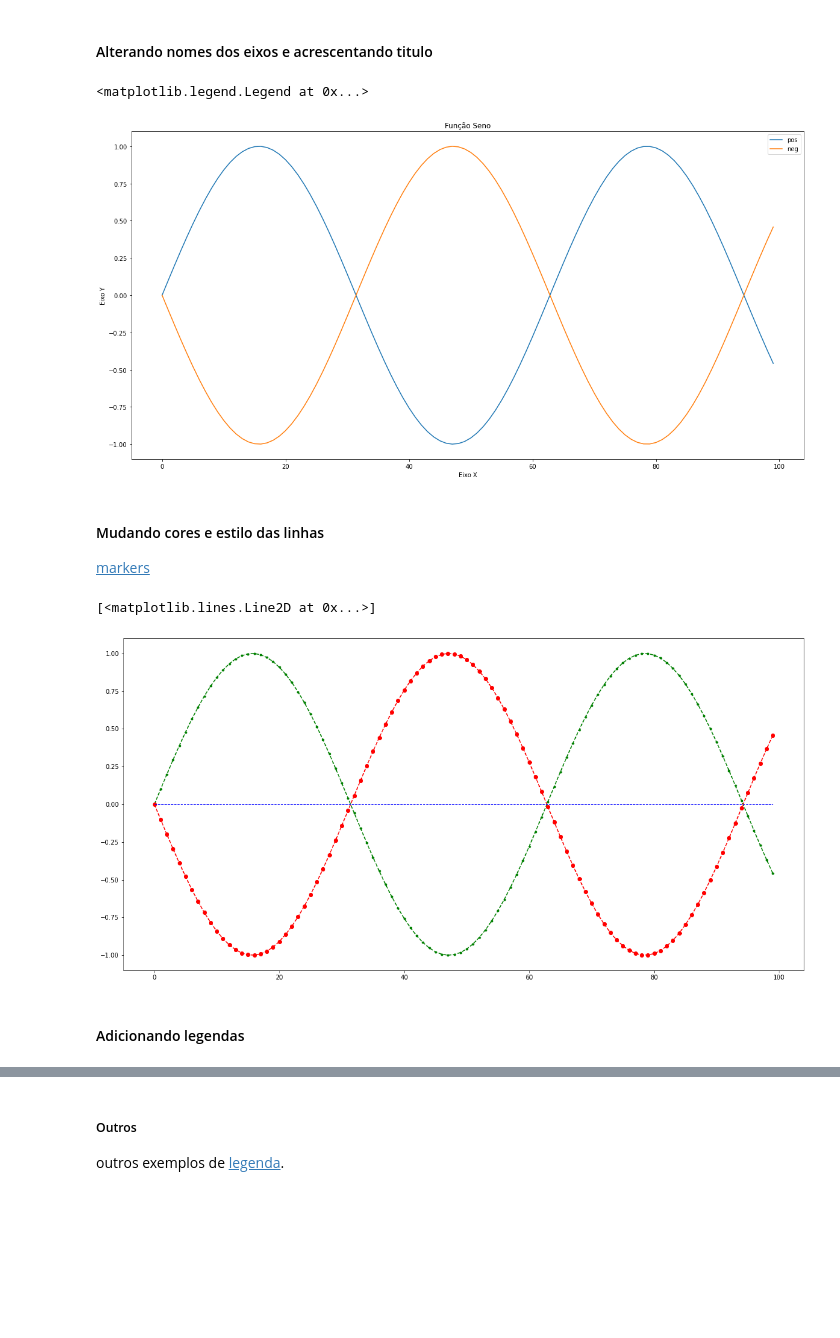
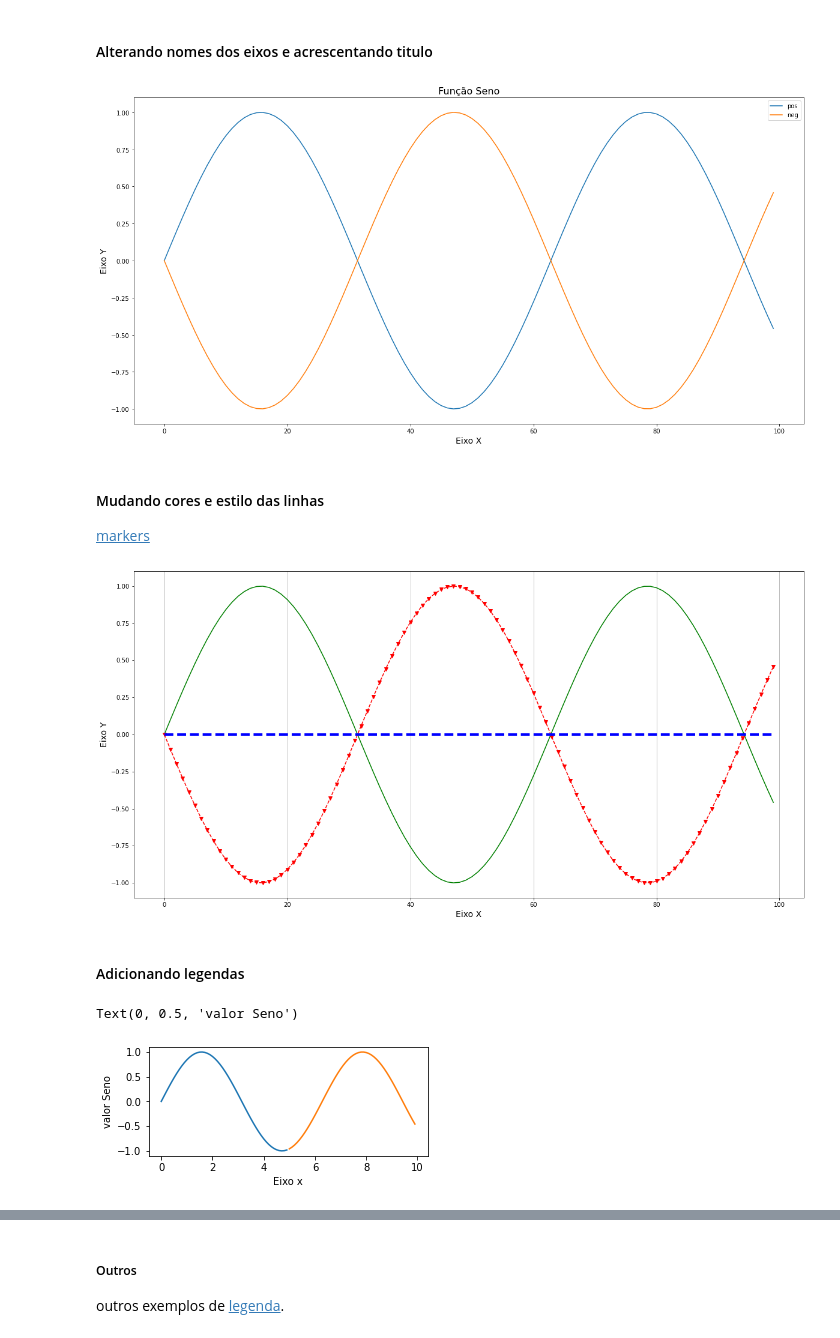
Before and after one commit to gustavolasmar/DS-Stone, a Jupyter notebook: notebooks/Aula 4 - Visualização de Dados I.ipynb, the cells around one changed output, grey strips where cells are left out. Saved outputs shown, nothing was run; the diff lists cells and outputs as text; code cells hidden in the pictures; blank space fills up the shorter version.

```diff
--- a/notebooks/Aula 4 - Visualização de Dados I.ipynb
+++ b/notebooks/Aula 4 - Visualização de Dados I.ipynb
@@ -39,28 +40,41 @@ plt.plot(seno*-1)
 # %%
 figura = plt.figure(figsize=(20,10))
 #colocando o titulo
-plt.title("Função Seno")
+plt.title("Função Seno", size=16)
 #plots de seno
 plt.plot(seno, label='pos')
 plt.plot(seno*-1, label='neg')
 #colocando os eixos
-plt.xlabel("Eixo X")
-plt.ylabel("Eixo Y")
+plt.xlabel("Eixo X", size=14)
+plt.ylabel("Eixo Y", size=14)
 plt.legend()
+figura.savefig('figura2.png')
 # %% [output]
-<matplotlib.legend.Legend at 0x...>
-[figure, old version]
+[figure, new version]
 # %% [markdown]
 #### Mudando cores e estilo das linhas
 [markers](https://matplotlib.org/stable/api/markers_api.html)
 # %%
 plt.figure(figsize=(20, 10))
-plt.plot(seno,color='green',linestyle='--', marker='.')
-plt.plot(array*10,seno*-1,'r--o')
-plt.plot(np.zeros(100), 'b--', linewidth=1, markersize=5)
+plt.plot(seno,color='green',linestyle='-', marker='')
+plt.plot(array*10,seno*-1,'r--v')
+plt.plot(np.zeros(100), 'b--', linewidth=4, markersize=5)
+plt.xlabel("Eixo X", size=14)
+plt.ylabel("Eixo Y", size=14)
+# plt.legend()
+plt.grid(axis='x')
 # %% [output]
-[<matplotlib.lines.Line2D at 0x...>]
-[figure, old version]
+[figure, new version]
 # %% [markdown]
 #### Adicionando legendas
+# %%
+plt.figure(figsize=(5, 2))
+plt.plot(array[:len(array)//2],seno[:len(seno)//2])
+plt.plot(array[len(array)//2:],seno[len(seno)//2:])
+
+plt.xlabel("Eixo x")
+plt.ylabel("valor Seno")
+# %% [output]
+Text(0, 0.5, 'valor Seno')
+[figure, added]
 # %%
```
Also changed, not shown: parts of 33 cells of this notebook.
